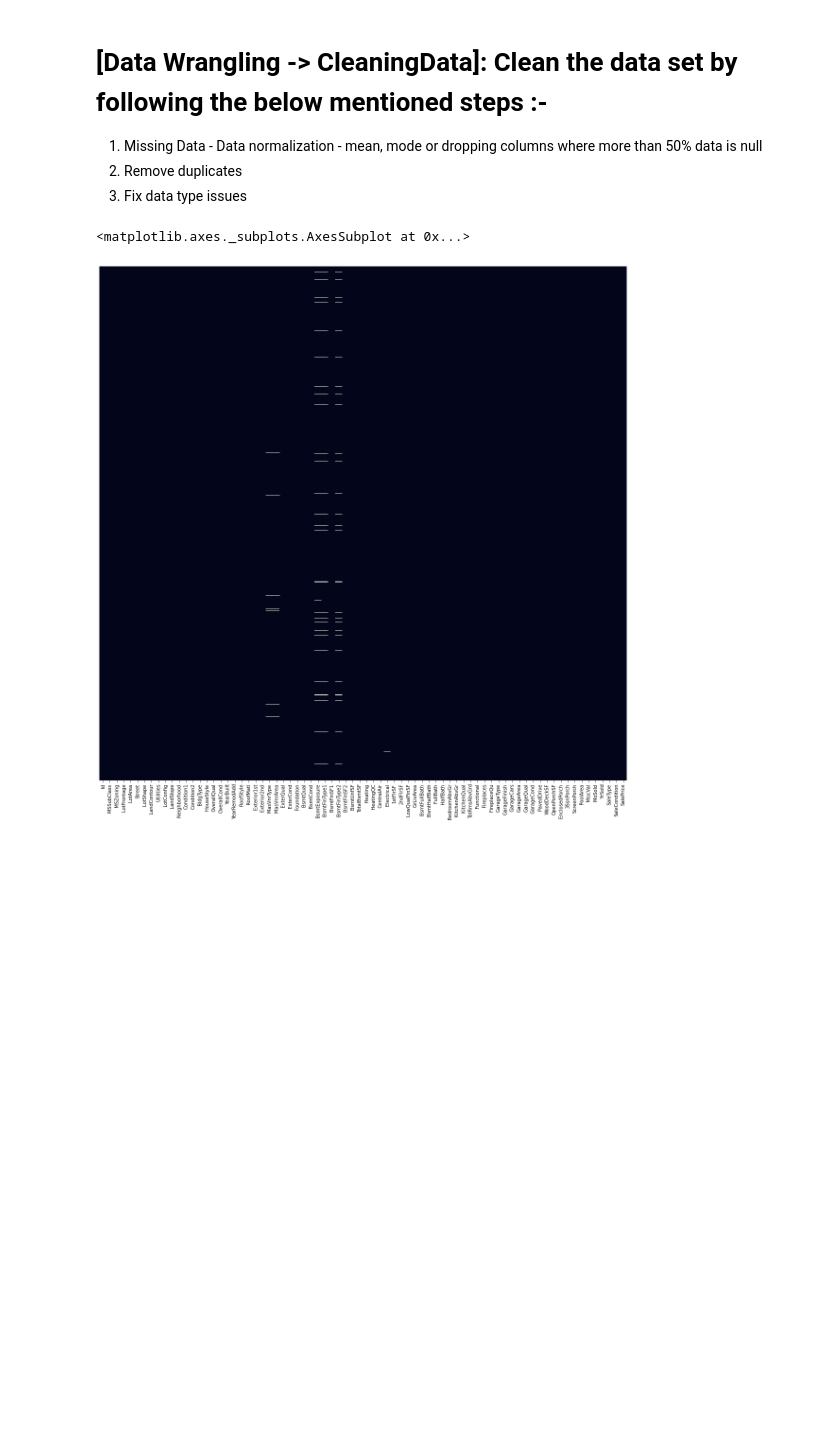
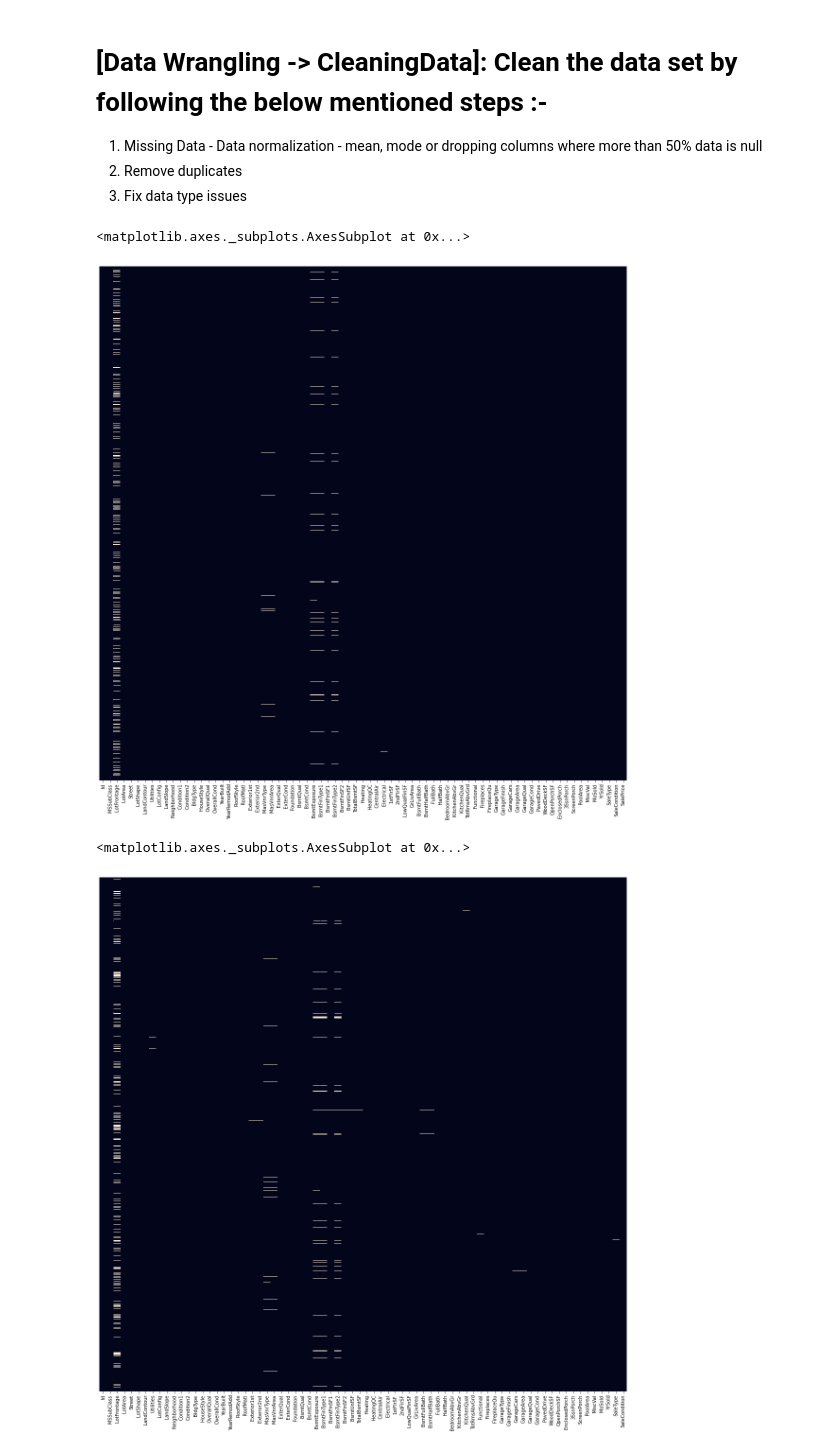
Before and after one commit to varunnthakuur/dataprocessing, a Jupyter notebook: Project_House_Prices_Advanced_Regression_Techniques.ipynb, the cells around one changed output. Saved outputs shown, nothing was run; the diff lists cells and outputs as text; code cells hidden in the pictures; blank space fills up the shorter version.

```diff
--- a/Project_House_Prices_Advanced_Regression_Techniques.ipynb
+++ b/Project_House_Prices_Advanced_Regression_Techniques.ipynb
@@ -198,10 +198,29 @@ df['GarageCond'] = df['GarageCond'].fillna(df['GarageCond'].mode()[0])
 # %%
 # Use heatmap to see null values
 plt.figure(figsize=(20,20))
-sns.heatmap(df.isnull(),yticklabels=False, cbar = False)
+sns.heatmap(df_train.isnull(),yticklabels=False, cbar = False)
 # %% [output]
 <matplotlib.axes._subplots.AxesSubplot at 0x...>
-[figure, old version]
+[figure, new version]
+# %%
+# [Data Wrangling -> CleaningData -> Missing values (normalize data)]: -
+# 1) For columns with continuous values, fill missing values with mean()
+# 2) For columns with categorial values, fill missing values with mode()[0]
+
+df_test['BsmtQual'] = df_test['BsmtQual'].fillna(df_test['BsmtQual'].mode()[0])
+df_test['BsmtCond'] = df_test['BsmtCond'].fillna(df_test['BsmtCond'].mode()[0])
+df_test['FireplaceQu'] = df_test['FireplaceQu'].fillna(df_test['FireplaceQu'].mode()[0])
+df_test['GarageType'] = df_test['GarageType'].fillna(df_test['GarageType'].mode()[0])
+df_test['GarageFinish'] = df_test['GarageFinish'].fillna(df_test['GarageFinish'].mode()[0])
+df_test['GarageQual'] = df_test['GarageQual'].fillna(df_test['GarageQual'].mode()[0])
+df_test['GarageCond'] = df_test['GarageCond'].fillna(df_test['GarageCond'].mode()[0])
+# %%
+# Use heatmap to see null values
+plt.figure(figsize=(20,20))
+sns.heatmap(df_test.isnull(),yticklabels=False, cbar = False)
+# %% [output]
+<matplotlib.axes._subplots.AxesSubplot at 0x...>
+[figure, added]
 # %%
 #var_thres = VarianceThreshold(threshold=0)
 #var_thres.fit(df)
```
Also changed, not shown: parts of 6 cells of this notebook.
